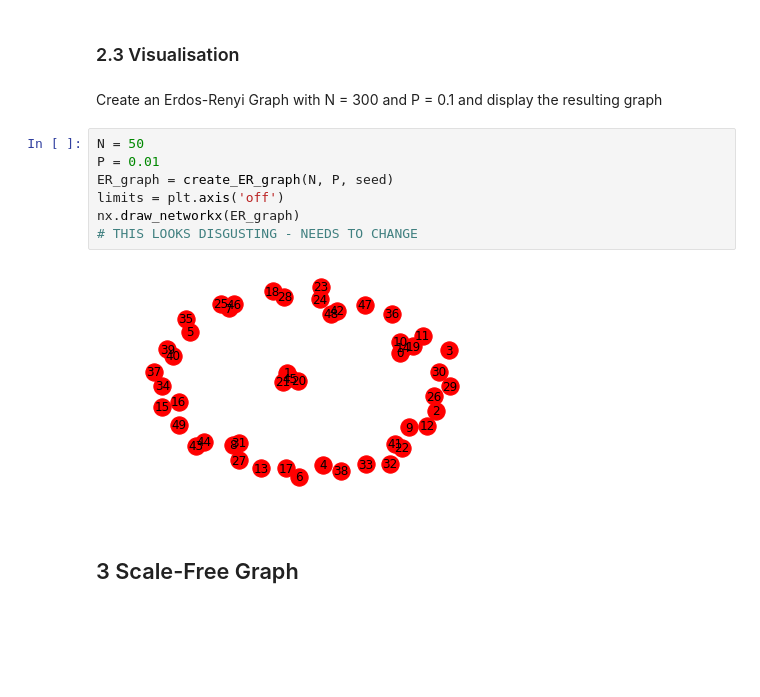
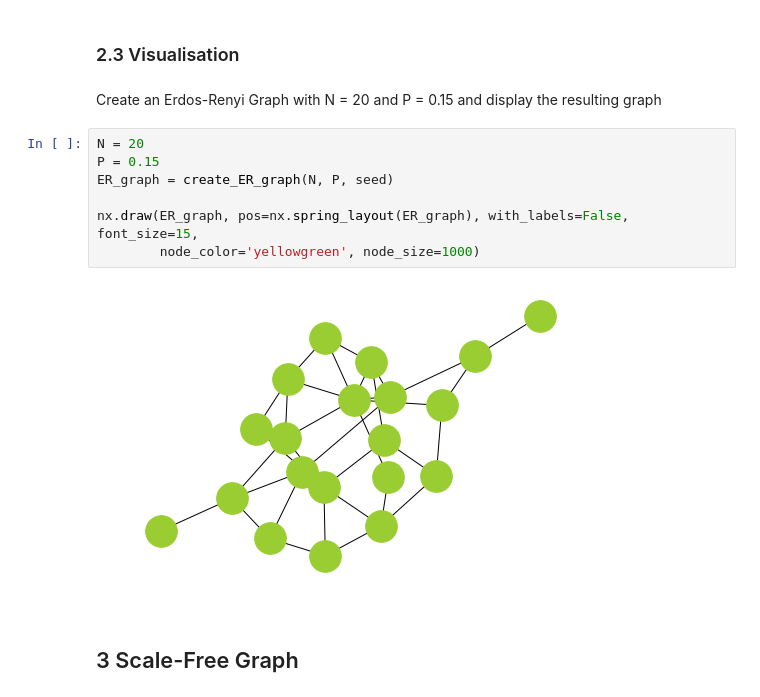
Before and after one commit to DylannBell/complex_networks_attack_tolerance, a Jupyter notebook: CODE/Error & Attack Tolerance Of Complex Networks.ipynb, the cells around one changed output. Cells and saved outputs as stored; diff of their text form; blank space fills up the shorter version.

```diff
--- a/CODE/Error & Attack Tolerance Of Complex Networks.ipynb
+++ b/CODE/Error & Attack Tolerance Of Complex Networks.ipynb
@@ -51,16 +51,16 @@ def create_ER_graph(N, p, seed):
 # %% [markdown]
 ### 2.3 Visualisation
 # %% [markdown]
-Create an Erdos-Renyi Graph with N = 300 and P = 0.1 and display the resulting graph
+Create an Erdos-Renyi Graph with N = 20 and P = 0.15 and display the resulting graph
-# %%
-N = 50
-P = 0.01
-ER_graph = create_ER_graph(N, P, seed)
-limits = plt.axis('off')
-nx.draw_networkx(ER_graph)
-# THIS LOOKS DISGUSTING - NEEDS TO CHANGE
-# %% [output]
-[figure, removed]
+# %%
+N = 20
+P = 0.15
+ER_graph = create_ER_graph(N, P, seed)
+
+nx.draw(ER_graph, pos=nx.spring_layout(ER_graph), with_labels=False, font_size=15,
+        node_color='yellowgreen', node_size=1000)
+# %% [output]
+[figure, added]
 # %% [markdown]
 ## 3 Scale-Free Graph
 # %% [markdown]
```
Also changed, not shown: parts of 4 cells of this notebook.
